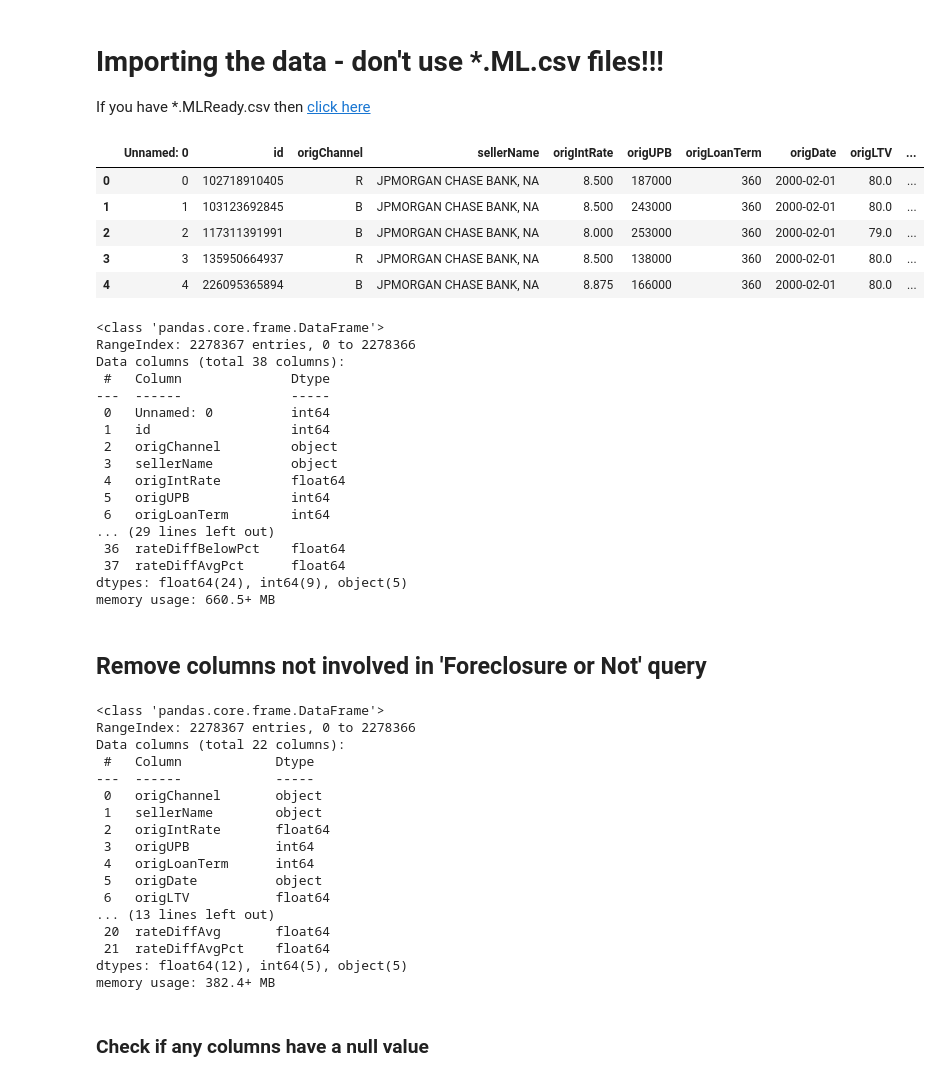
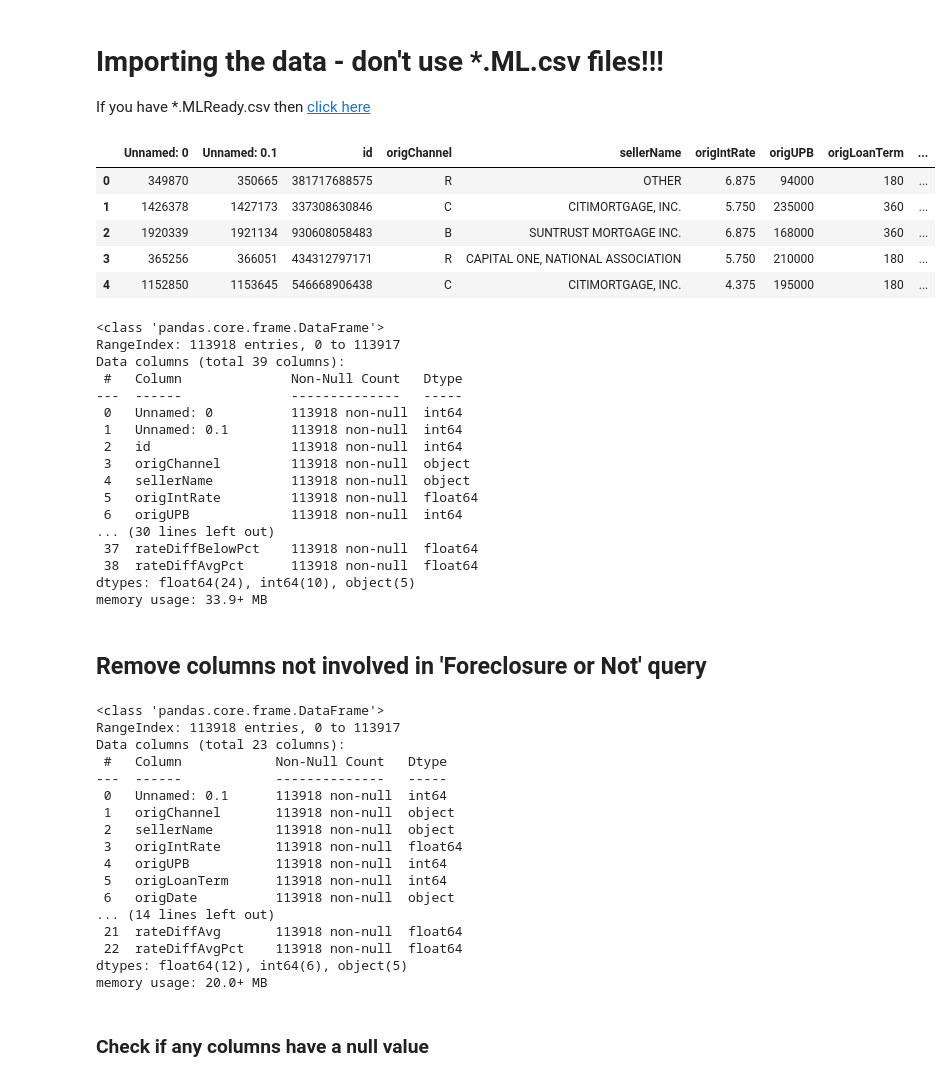
Before and after one commit to kipmadden/MortgageML, a Jupyter notebook: ML-Foreclo-Resolved-loanAge-EPOCH1-5pct-skinny.ipynb, the cells around one changed output. Drawn from its saved outputs; the diff is of its cells as text; code cells hidden in the pictures.

```diff
--- a/ML-Foreclo-Resolved-loanAge-EPOCH1-5pct-skinny.ipynb
+++ b/ML-Foreclo-Resolved-loanAge-EPOCH1-5pct-skinny.ipynb
@@ -29,35 +29,35 @@ pd.set_option('display.max_columns', None)
 # Importing the data - don't use *.ML.csv files!!!
 If you have *.MLReady.csv then [click here](#MLReady)
 # %%
-df=pd.read_csv("data/FM_Acq2_Perf_FMAC_EPOCH1_loanAge.csv")
+df=pd.read_csv("data/FM_Acq2_Perf_FMAC_EPOCH1_loanAge_5pct.csv")
 df.head()
 # %% [output]
-|  | Unnamed: 0 | id | origChannel | sellerName | origIntRate | origUPB | origLoanTerm | origDate | origLTV | ... |
-| 0 | 0 | 102718910405 | R | JPMORGAN CHASE BANK, NA | 8.500 | 187000 | 360 | 2000-02-01 | 80.0 | ... |
-| 1 | 1 | 103123692845 | B | JPMORGAN CHASE BANK, NA | 8.500 | 243000 | 360 | 2000-02-01 | 80.0 | ... |
-| 2 | 2 | 117311391991 | B | JPMORGAN CHASE BANK, NA | 8.000 | 253000 | 360 | 2000-02-01 | 79.0 | ... |
-| 3 | 3 | 135950664937 | R | JPMORGAN CHASE BANK, NA | 8.500 | 138000 | 360 | 2000-02-01 | 80.0 | ... |
-| 4 | 4 | 226095365894 | B | JPMORGAN CHASE BANK, NA | 8.875 | 166000 | 360 | 2000-02-01 | 80.0 | ... |
+|  | Unnamed: 0 | Unnamed: 0.1 | id | origChannel | sellerName | origIntRate | origUPB | origLoanTerm | ... |
+| 0 | 349870 | 350665 | 381717688575 | R | OTHER | 6.875 | 94000 | 180 | ... |
+| 1 | 1426378 | 1427173 | 337308630846 | C | CITIMORTGAGE, INC. | 5.750 | 235000 | 360 | ... |
+| 2 | 1920339 | 1921134 | 930608058483 | B | SUNTRUST MORTGAGE INC. | 6.875 | 168000 | 360 | ... |
+| 3 | 365256 | 366051 | 434312797171 | R | CAPITAL ONE, NATIONAL ASSOCIATION | 5.750 | 210000 | 180 | ... |
+| 4 | 1152850 | 1153645 | 546668906438 | C | CITIMORTGAGE, INC. | 4.375 | 195000 | 180 | ... |
 # %%
 df.info()
 # %% [output]
 <class 'pandas.core.frame.DataFrame'>
-RangeIndex: 2278367 entries, 0 to 2278366
-Data columns (total 38 columns):
- #   Column              Dtype
----  ------              -----
- 0   Unnamed: 0          int64
- 1   id                  int64
- 2   origChannel         object
- 3   sellerName          object
- 4   origIntRate         float64
- 5   origUPB             int64
- 6   origLoanTerm        int64
-... (29 lines left out)
- 36  rateDiffBelowPct    float64
- 37  rateDiffAvgPct      float64
-dtypes: float64(24), int64(9), object(5)
-memory usage: 660.5+ MB
+RangeIndex: 113918 entries, 0 to 113917
+Data columns (total 39 columns):
+ #   Column              Non-Null Count   Dtype
+---  ------              --------------   -----
+ 0   Unnamed: 0          113918 non-null  int64
+ 1   Unnamed: 0.1        113918 non-null  int64
+ 2   id                  113918 non-null  int64
+ 3   origChannel         113918 non-null  object
+ 4   sellerName          113918 non-null  object
+ 5   origIntRate         113918 non-null  float64
+ 6   origUPB             113918 non-null  int64
+... (30 lines left out)
+ 37  rateDiffBelowPct    113918 non-null  float64
+ 38  rateDiffAvgPct      113918 non-null  float64
+dtypes: float64(24), int64(10), object(5)
+memory usage: 33.9+ MB
 # %% [markdown]
 ## Remove columns not involved in 'Foreclosure or Not' query
 # %%
@@ -71,22 +71,22 @@ df.drop(['Unnamed: 0','id','fredRate',\
 df.info()
 # %% [output]
 <class 'pandas.core.frame.DataFrame'>
-RangeIndex: 2278367 entries, 0 to 2278366
-Data columns (total 22 columns):
- #   Column            Dtype
----  ------            -----
- 0   origChannel       object
- 1   sellerName        object
- 2   origIntRate       float64
- 3   origUPB           int64
- 4   origLoanTerm      int64
- 5   origDate          object
- 6   origLTV           float64
-... (13 lines left out)
- 20  rateDiffAvg       float64
- 21  rateDiffAvgPct    float64
-dtypes: float64(12), int64(5), object(5)
-memory usage: 382.4+ MB
+RangeIndex: 113918 entries, 0 to 113917
+Data columns (total 23 columns):
+ #   Column            Non-Null Count   Dtype
+---  ------            --------------   -----
+ 0   Unnamed: 0.1      113918 non-null  int64
+ 1   origChannel       113918 non-null  object
+ 2   sellerName        113918 non-null  object
+ 3   origIntRate       113918 non-null  float64
+ 4   origUPB           113918 non-null  int64
+ 5   origLoanTerm      113918 non-null  int64
+ 6   origDate          113918 non-null  object
+... (14 lines left out)
+ 21  rateDiffAvg       113918 non-null  float64
+ 22  rateDiffAvgPct    113918 non-null  float64
+dtypes: float64(12), int64(6), object(5)
+memory usage: 20.0+ MB
 # %% [markdown]
 ### Check if any columns have a null value
 # %%
```
Also changed, not shown: parts of 44 cells of this notebook, 6 other files.
